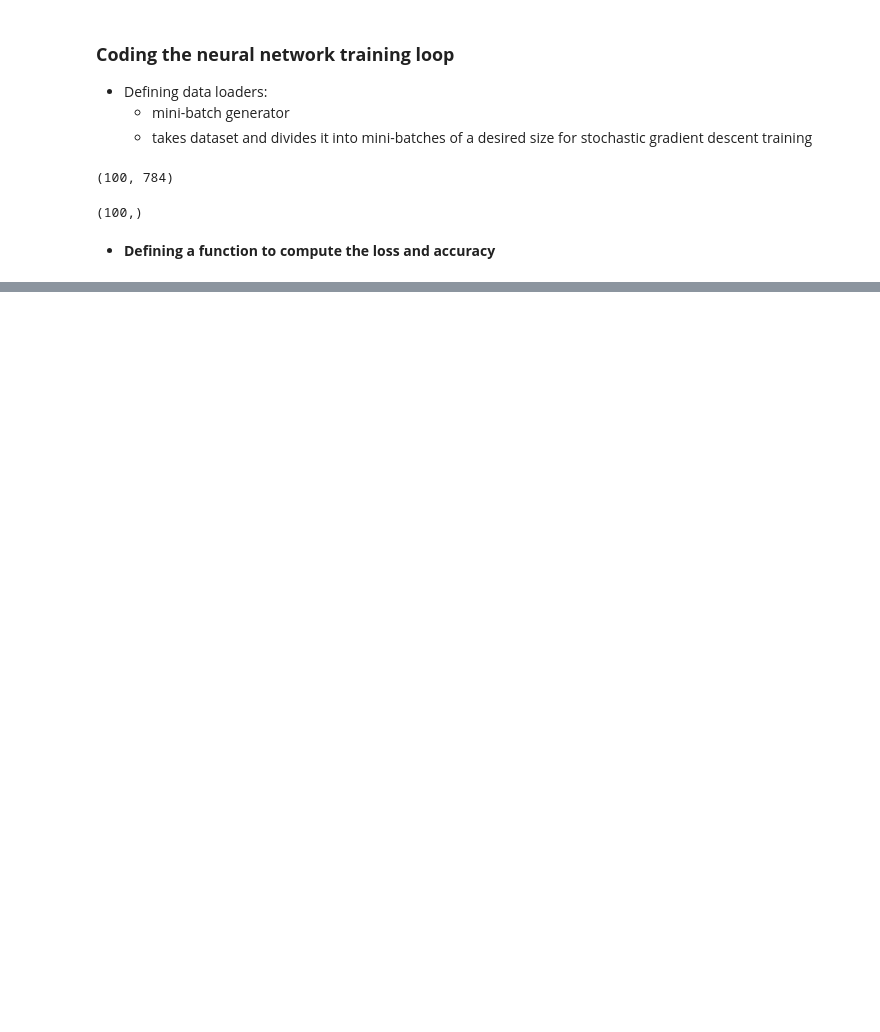
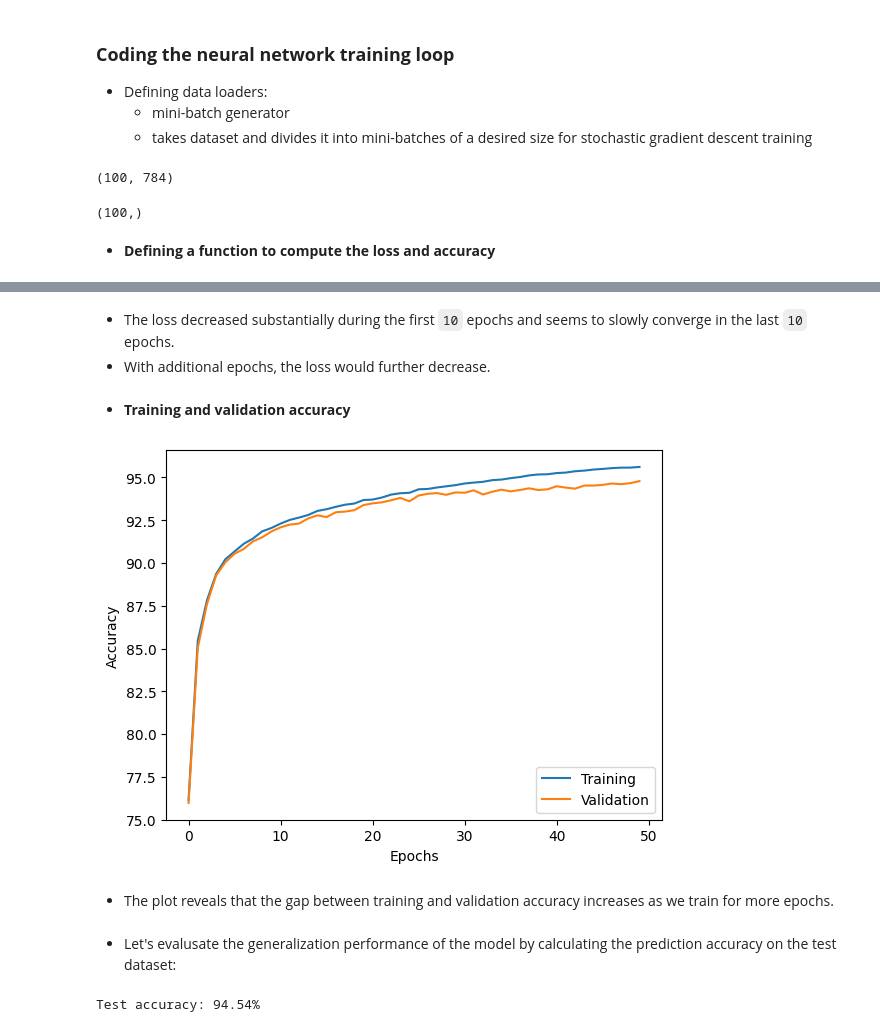
Before and after one commit to Sillians/ML-PyTorch-SkLearn, a Jupyter notebook: chp11_Implementing_a_Multilayer_Artificial_Neural_Network_from_Scratch/ch11_examples.ipynb, the cells around one changed output, grey strips where cells are left out. Saved outputs shown, nothing was run; the diff lists cells and outputs as text; code cells hidden in the pictures; blank space fills up the shorter version.

```diff
--- a/chp11_Implementing_a_Multilayer_Artificial_Neural_Network_from_Scratch/ch11_examples.ipynb
+++ b/chp11_Implementing_a_Multilayer_Artificial_Neural_Network_from_Scratch/ch11_examples.ipynb
@@ -798,0 +927,27 @@ Initial validation accuracy: 9.8%
+# %% [markdown]
+- The loss decreased substantially during the first `10` epochs and seems to slowly converge in the last `10` epochs.
+- With additional epochs, the loss would further decrease.
+# %% [markdown]
+- **Training and validation accuracy**
+# %%
+plt.plot(range(len(epoch_train_acc)), epoch_train_acc,
+         label='Training')
+plt.plot(range(len(epoch_valid_acc)), epoch_valid_acc,
+         label='Validation')
+
+plt.ylabel('Accuracy')
+plt.xlabel('Epochs')
+plt.legend(loc='lower right')
+#plt.savefig('figures/11_08.png', dpi=300)
+plt.show()
+# %% [output]
+[figure, added]
+# %% [markdown]
+- The plot reveals that the gap between training and validation accuracy increases as we train for more epochs.
+# %% [markdown]
+- Let's evalusate the generalization performance of the model by calculating the prediction accuracy on the test dataset:
+# %%
+test_mse, test_acc = compute_mse_and_acc(model, X_test, y_test)
+print(f'Test accuracy: {test_acc*100:.2f}%')
+# %% [output]
+Test accuracy: 94.54%
```
Also changed, not shown: parts of 31 cells of this notebook, 19 other files.
